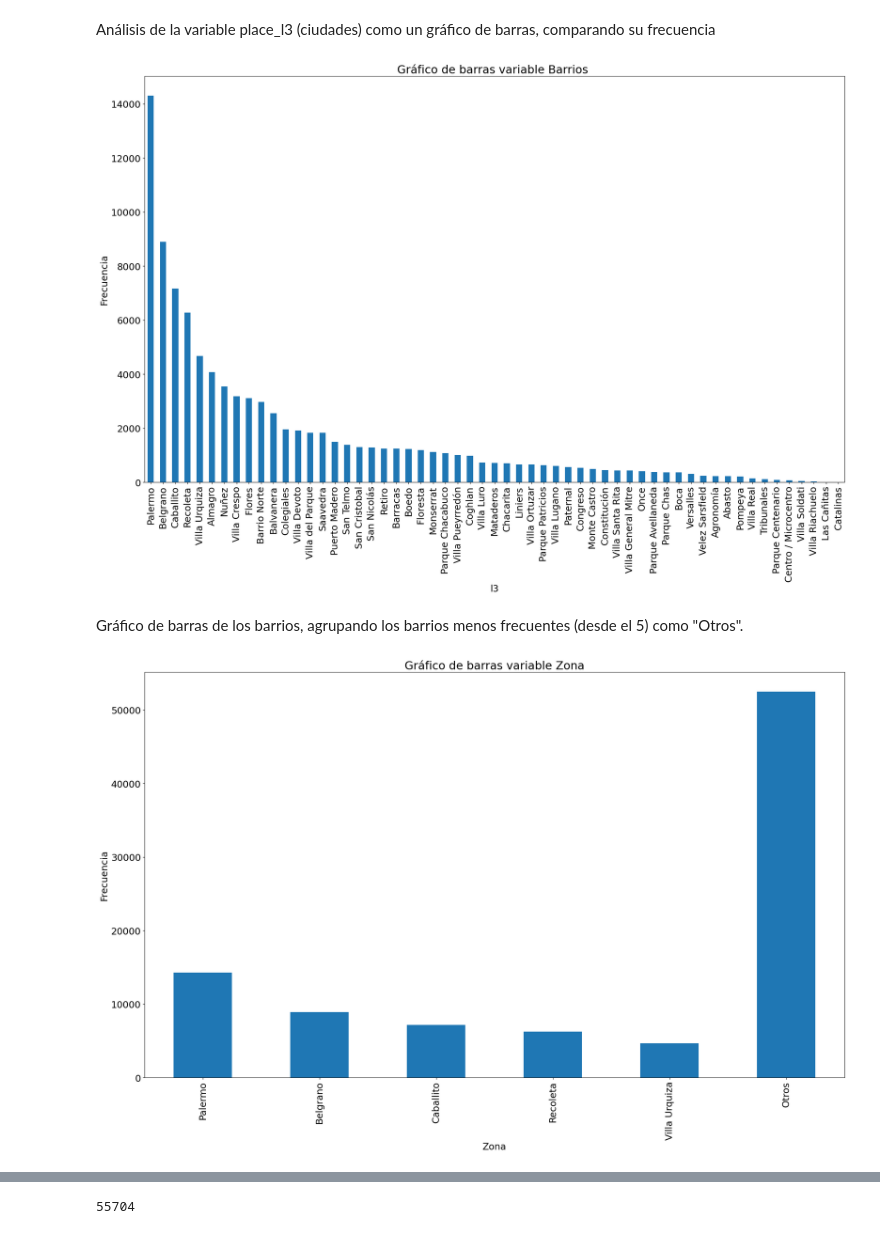
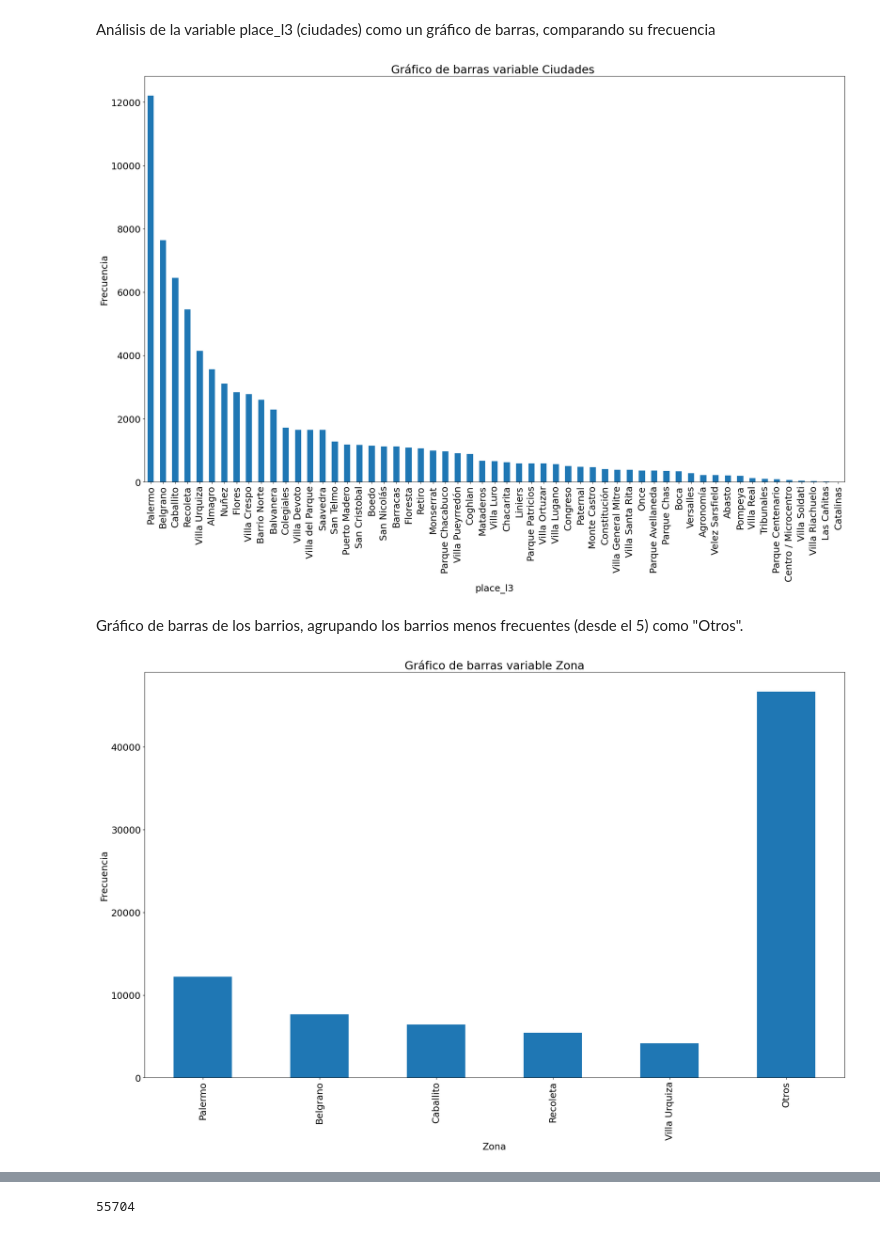
Before and after one commit to gabibema/7506R-2C2022-GRUPO07, a Jupyter notebook: 7506R_TP1_GRUPO07_ENTREGA.ipynb, the cells around one changed output, grey strips where cells are left out. Cells and saved outputs as stored; diff of their text form; code cells hidden in the pictures.

```diff
--- a/7506R_TP1_GRUPO07_ENTREGA.ipynb
+++ b/7506R_TP1_GRUPO07_ENTREGA.ipynb
@@ -113,5 +118,6 @@ df_filtrado["place_l6"].value_counts()
 Series([], Name: place_l6, dtype: int64)
 # %% [markdown]
 ##### Como vemos que ambas columnas están vacías, podemos dropearlas del dataframe
-# %%
-df_filtrado.drop(['place_l5', 'place_l6'], axis=1, inplace=True)
+# %%
+#Hacemos la limpieza de todos los place_lx que no vamos a utilizar. Agregamos place_l2 dado que es en todos los casos Capital Federal
+df_filtrado.drop(['place_l2', 'place_l5', 'place_l6'], axis=1, inplace=True)
@@ -117,0 +126,5 @@ df_filtrado.drop(['place_l5', 'place_l6'], axis=1, inplace=True)
+# %%
+size_antes = len(df_filtrado)
+df_filtrado = df_filtrado.drop_duplicates()
+size_despues = len(df_filtrado)
+print(f'Se eliminaron: {size_antes-size_despues} filas duplicadas')
@@ -118,3 +133,6 @@ df_filtrado.drop(['place_l5', 'place_l6'], axis=1, inplace=True)
+# %%
+#Reseteamos los indices
+df_filtrado.reset_index(drop=True, inplace=True)
 # %%
 #Se debe separar un conjunto de entrenamiento (80%) y un conjunto de test (20%).
 df_train, df_test = train_test_split(df_filtrado,
@@ -201,9 +218,9 @@ df_filtrado.mode()
 # %% [markdown]
 Análisis de la variable place_l3 (ciudades) como un gráfico de barras, comparando su frecuencia
 # %%
-grafico_ciudades = df_filtrado['place_l3'].value_counts().plot.bar(alpha=1 , title="Gráfico de barras variable Barrios " , xlabel="l3" , ylabel="Frecuencia")
+grafico_ciudades = df_filtrado['place_l3'].value_counts().plot.bar(alpha=1 , title="Gráfico de barras variable Ciudades " , xlabel="place_l3" , ylabel="Frecuencia")
 # %% [output]
-[figure, old version]
+[figure, new version]
 # %% [markdown]
 Gráfico de barras de los barrios, agrupando los barrios menos frecuentes (desde el 5) como "Otros".
 # %%
@@ -211,4 +228,4 @@ datos_ciudades = df_filtrado['place_l3'].value_counts()[:5]
 datos_ciudades['Otros'] = df_filtrado['place_l3'].value_counts()[5:].sum()
 grafico_ciudades = datos_ciudades.plot.bar(alpha=1 , title="Gráfico de barras variable Zona" , xlabel="Zona" , ylabel="Frecuencia")
 # %% [output]
-[figure, old version]
+[figure, new version]
```
Also changed, not shown: parts of 87 cells of this notebook.
